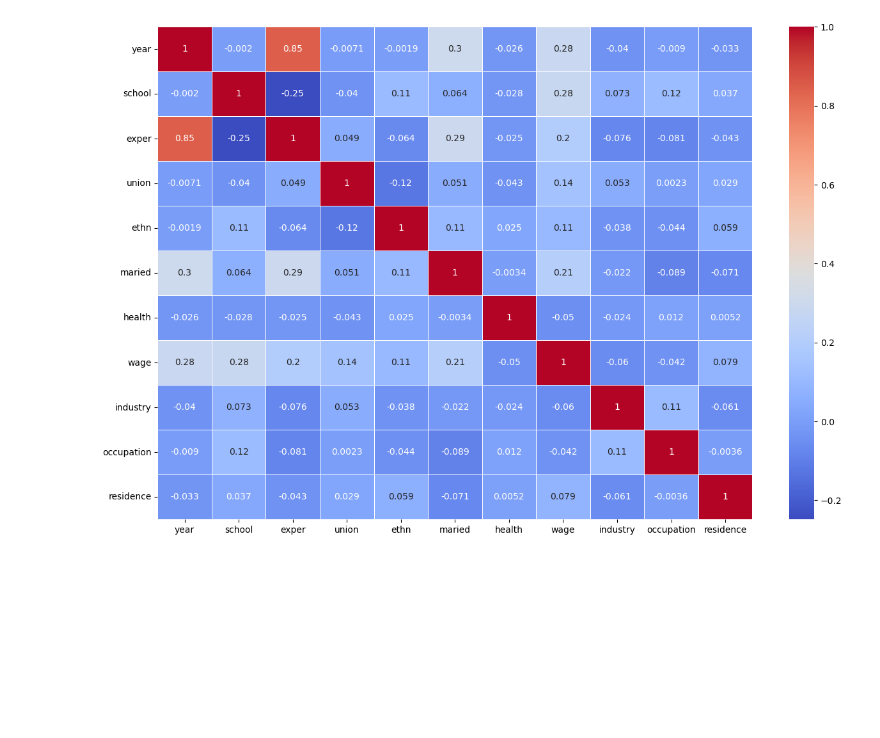
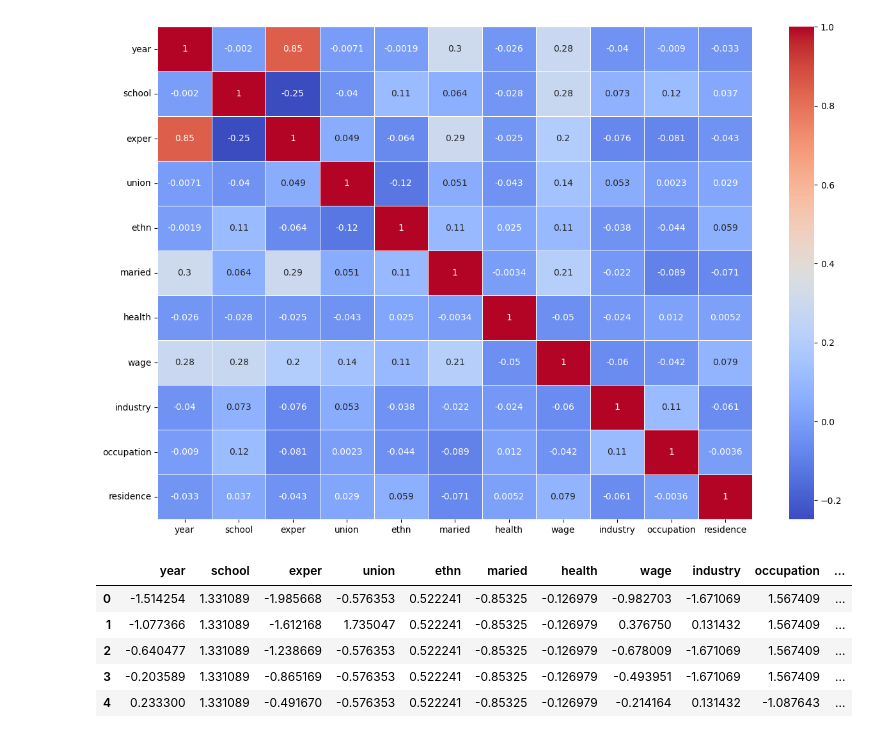
Before and after one commit to taqihaider7/NSU_ML, a Jupyter notebook: Submisison/Ahsan/assignment2.ipynb, the cells around one changed output. Drawn from its saved outputs; the diff is of its cells as text; code cells hidden in the pictures; blank space fills up the shorter version.

```diff
--- a/Submisison/Ahsan/assignment2.ipynb
+++ b/Submisison/Ahsan/assignment2.ipynb
@@ -347,3 +346,12 @@ sns.heatmap(df2.corr(), annot=True, cmap='coolwarm', linewidths=0.5, ax=ax)
 scaler = StandardScaler()
 df2_scaled = scaler.fit_transform(df2)
 df2_scaled = pd.DataFrame(df2_scaled, columns=df2.columns)
+# %%
+df2_scaled.head()
+# %% [output]
+|  | year | school | exper | union | ethn | maried | health | wage | industry | occupation | ... |
+| 0 | -1.514254 | 1.331089 | -1.985668 | -0.576353 | 0.522241 | -0.85325 | -0.126979 | -0.982703 | -1.671069 | 1.567409 | ... |
+| 1 | -1.077366 | 1.331089 | -1.612168 | 1.735047 | 0.522241 | -0.85325 | -0.126979 | 0.376750 | 0.131432 | 1.567409 | ... |
+| 2 | -0.640477 | 1.331089 | -1.238669 | -0.576353 | 0.522241 | -0.85325 | -0.126979 | -0.678009 | -1.671069 | 1.567409 | ... |
+| 3 | -0.203589 | 1.331089 | -0.865169 | -0.576353 | 0.522241 | -0.85325 | -0.126979 | -0.493951 | -1.671069 | 1.567409 | ... |
+| 4 | 0.233300 | 1.331089 | -0.491670 | -0.576353 | 0.522241 | -0.85325 | -0.126979 | -0.214164 | 0.131432 | -1.087643 | ... |
```
Also changed, not shown: parts of 3 cells of this notebook.
